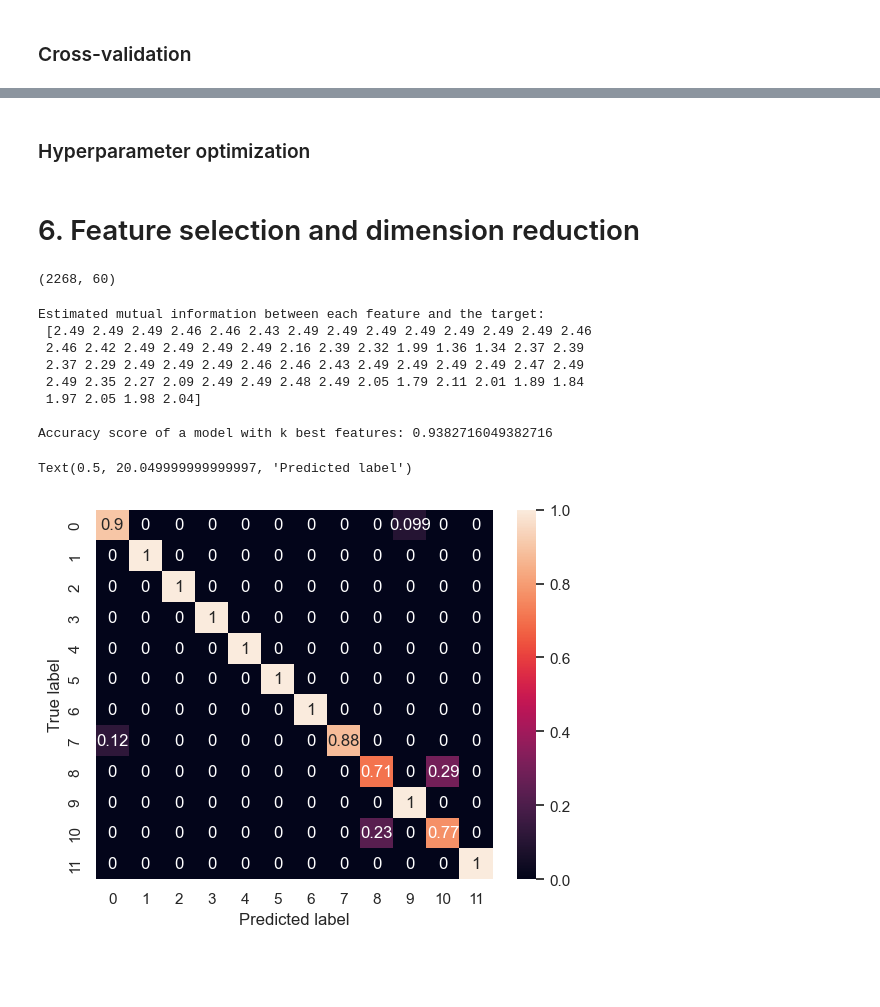
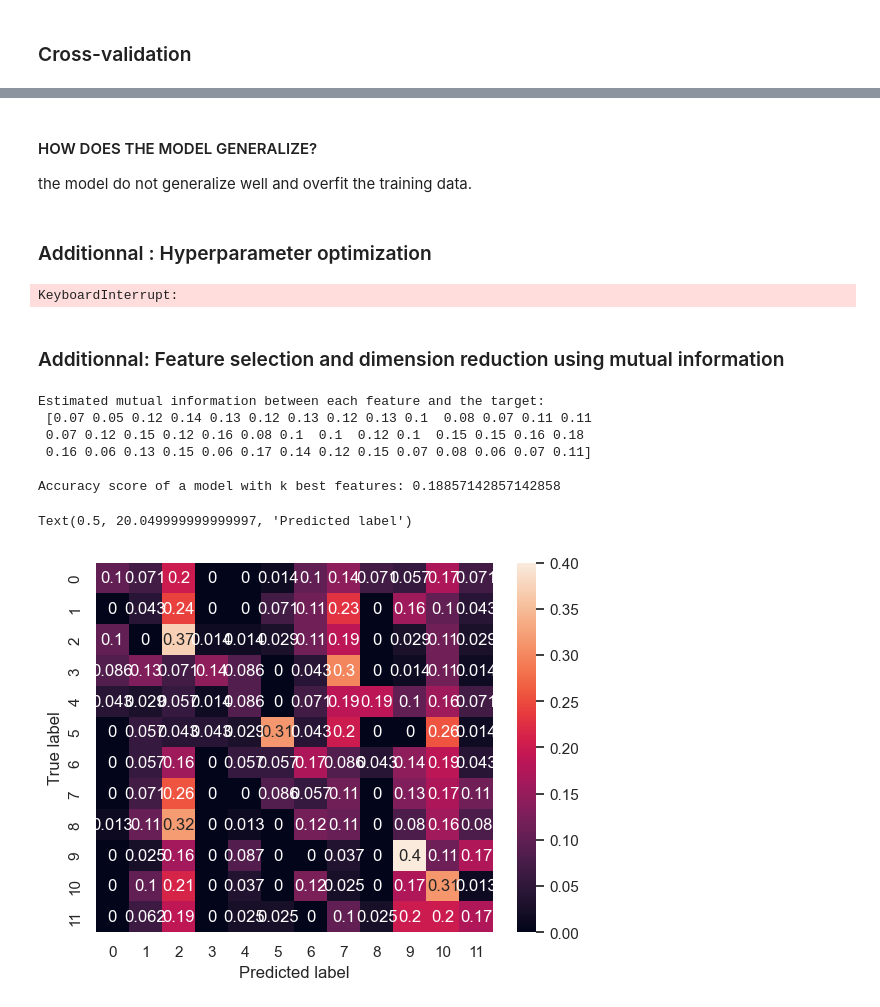
Before and after one commit to loufourneaux/project_2_nssp, a Jupyter notebook: part_2_updated.ipynb, the cells around one changed output, grey strips where cells are left out. Drawn from its saved outputs; the diff is of its cells as text; code cells hidden in the pictures; blank space fills up the shorter version.

```diff
--- a/part_2_updated.ipynb
+++ b/part_2_updated.ipynb
@@ -352,2 +363,5 @@ Mean accuracy across all models: 0.8916666666666668
+# %% [markdown]
+#### HOW DOES THE MODEL GENERALIZE?
+the model do not generalize well and overfit the training data.
 # %% [markdown]
-### Hyperparameter optimization
+### Additionnal : Hyperparameter optimization
@@ -365,7 +381,7 @@ param_grid = {
 svc = SVC()
 
 # Set up GridSearchCV for hyperparameter tuning
-grid = GridSearchCV(svc, param_grid, cv=5, scoring='accuracy')  # 5-fold cross-validation
+grid = GridSearchCV(svc, param_grid, cv=subject_number, scoring='accuracy')
 
 # Fit the model using the training data
 grid.fit(X_train_z, y_train)  # Use the scaled training data
@@ -380,62 +396,46 @@ y_pred = grid.predict(X_test_z)
 # Calculate the accuracy of the best model
 accuracy = accuracy_score(y_test, y_pred)
 print(f"Accuracy score of best model: {accuracy}")
+# %% [output]
+KeyboardInterrupt:
 # %% [markdown]
-# 6. Feature selection and dimension reduction
+### Additionnal: Feature selection and dimension reduction using mutual information
-# %%
-X_train_z.shape
-# %% [output]
-(2268, 60)
 # %%
-# Import necessary functions for feature selection
-from sklearn.feature_selection import mutual_info_classif
-from sklearn.feature_selection import SelectKBest
-
 # Calculate mutual information between each feature and the target variable.
 # Mutual information is a measure of the dependency between variables.
 # A higher value indicates a stronger relationship.
 mutual_info = mutual_info_classif(X_train_z, y_train)
 print(f"Estimated mutual information between each feature and the target:\n {np.round(mutual_info,2)}\n")
 
-# Select the 10 features with highest MI
+# 10 features with highest MI
 k_best = SelectKBest(mutual_info_classif, k=10)
 k_best.fit(X_train_z, y_train)
-
-# Transform the training and testing sets to only include the selected features
 X_train_best = k_best.transform(X_train_z)
 X_test_best = k_best.transform(X_test_z)
 
-clf =  SVC(**grid.best_params_) ## TODO: is this still a linear kernel?
+#clf =  SVC(**grid.best_params_) ## TODO: is this still a linear kernel?
+clf = SVC() # default parameter because cannot run the cell above # TODO
 clf.fit(X_train_best, y_train)
-
-# Predict the labels for the test set using the trained model.
 y_pred = clf.predict(X_test_best)
 
-# Calculate the accuracy of the model with the selected features.
-# Accuracy is the ratio of correctly predicted instances to the total instances.
 accuracy = accuracy_score(y_test, y_pred)
 print(f"Accuracy score of a model with k best features: {accuracy}")
-
-# Create a confusion matrix to visualize the performance of the classification model.
-# The confusion matrix shows the true vs predicted labels.
 confmat = confusion_matrix(y_test, y_pred, normalize="true")
 
-# Plot the confusion matrix using a heatmap for better visualization.
+# Plot the confusion matrix
 fig, ax = plt.subplots()
 sns.heatmap(confmat, annot=True, ax=ax)
 ax.set_ylabel("True label")
 ax.set_xlabel("Predicted label")
 # %% [output]
 Estimated mutual information between each feature and the target:
- [2.49 2.49 2.49 2.46 2.46 2.43 2.49 2.49 2.49 2.49 2.49 2.49 2.49 2.46
- 2.46 2.42 2.49 2.49 2.49 2.49 2.16 2.39 2.32 1.99 1.36 1.34 2.37 2.39
- 2.37 2.29 2.49 2.49 2.49 2.46 2.46 2.43 2.49 2.49 2.49 2.49 2.47 2.49
- 2.49 2.35 2.27 2.09 2.49 2.49 2.48 2.49 2.05 1.79 2.11 2.01 1.89 1.84
- 1.97 2.05 1.98 2.04]
+ [0.07 0.05 0.12 0.14 0.13 0.12 0.13 0.12 0.13 0.1  0.08 0.07 0.11 0.11
+ 0.07 0.12 0.15 0.12 0.16 0.08 0.1  0.1  0.12 0.1  0.15 0.15 0.16 0.18
+ 0.16 0.06 0.13 0.15 0.06 0.17 0.14 0.12 0.15 0.07 0.08 0.06 0.07 0.11]
 
-Accuracy score of a model with k best features: 0.9382716049382716
+Accuracy score of a model with k best features: 0.18857142857142858
 Text(0.5, 20.049999999999997, 'Predicted label')
-[figure, old version]
+[figure, new version]
 # %%
 # Feature selection and dimension reduction with PCA
 from sklearn.decomposition import PCA
```
Also changed, not shown: parts of 23 cells of this notebook, 3 other files.
